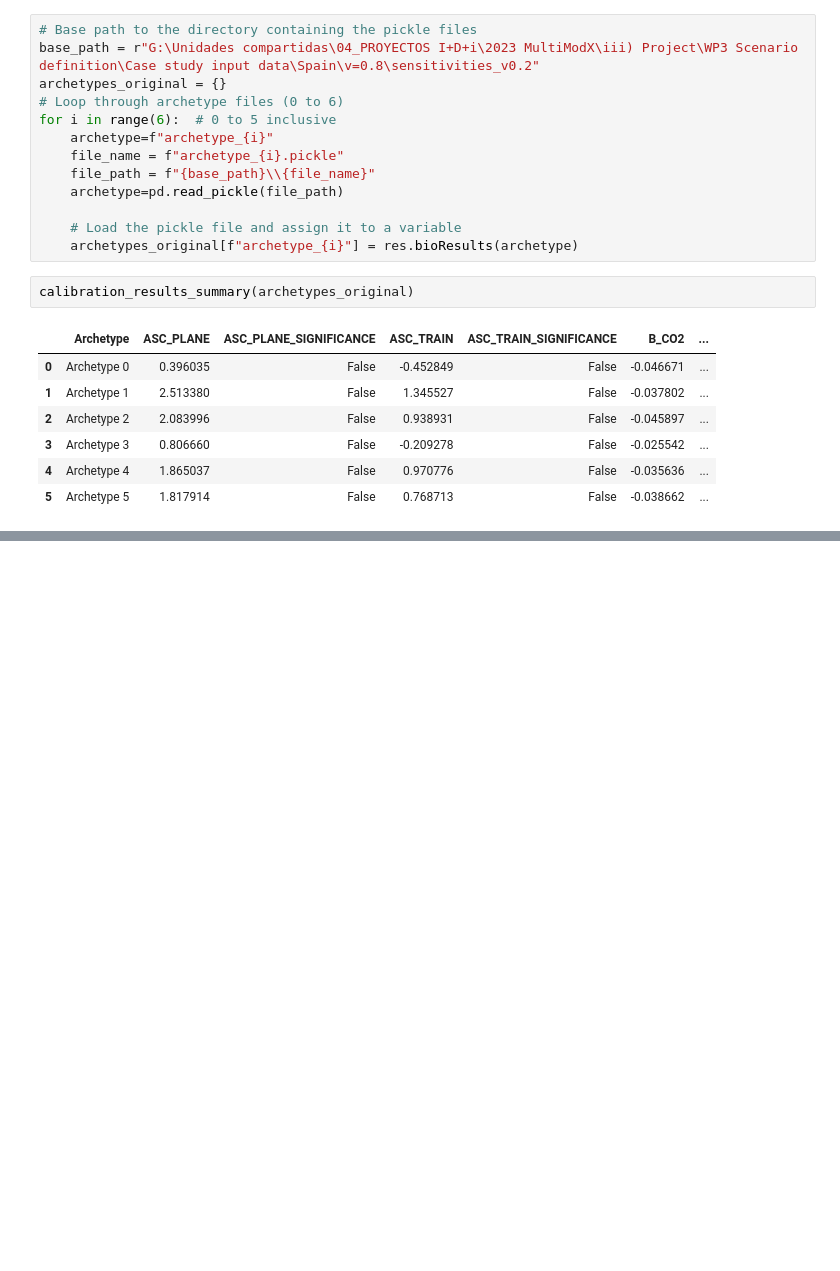
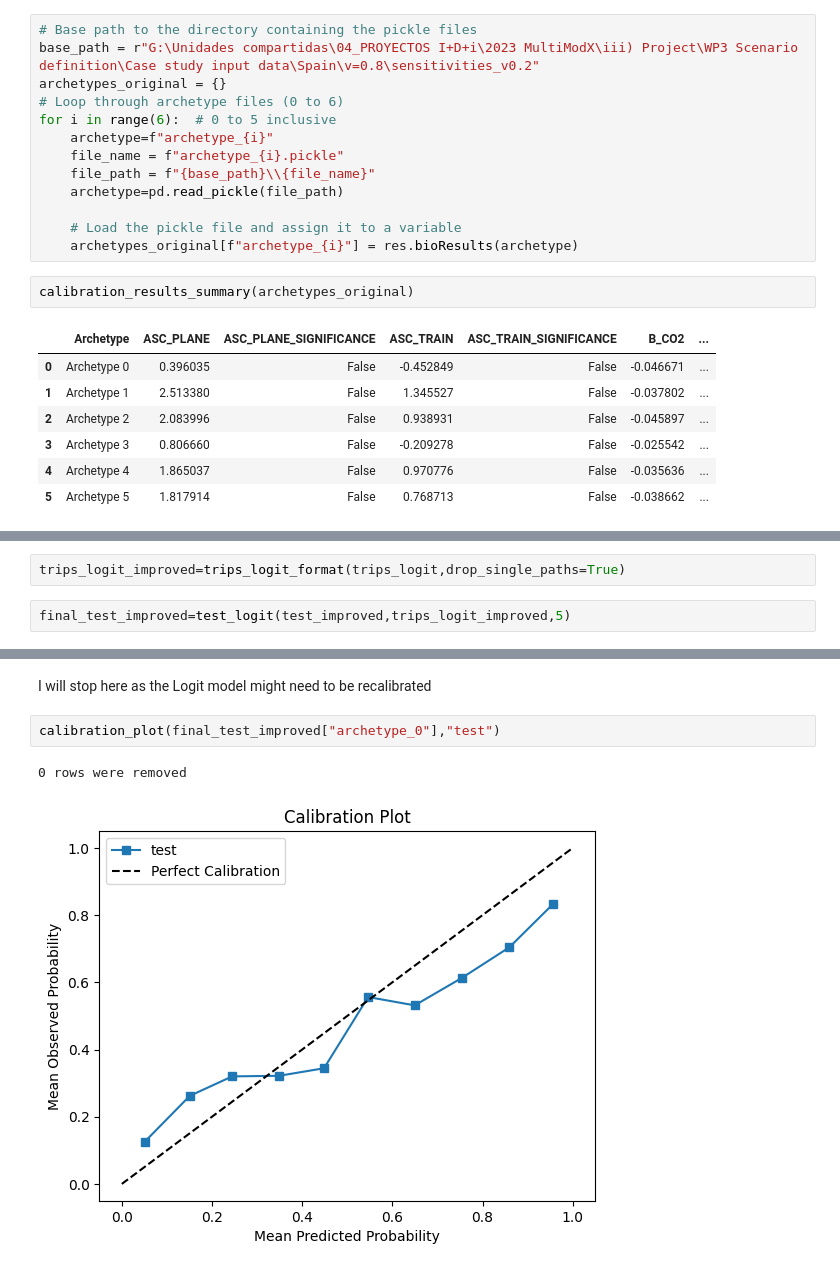
Before and after one commit to UoW-ATM/MultiModX, a Jupyter notebook: notebooks/logit_model_calibration_and_analysis.ipynb, the cells around one changed output, grey strips where cells are left out. Saved outputs shown, nothing was run; the diff lists cells and outputs as text; blank space fills up the shorter version.

Commit message:
minor changes to notebook to visualise the calibration of the logit model

```diff
--- a/notebooks/logit_model_calibration_and_analysis.ipynb
+++ b/notebooks/logit_model_calibration_and_analysis.ipynb
@@ -237,0 +388,4 @@ calibration_results_summary(archetypes_original)
+# %%
+trips_logit_improved=trips_logit_format(trips_logit,drop_single_paths=True)
+# %%
+final_test_improved=test_logit(test_improved,trips_logit_improved,5)
@@ -237,0 +406,7 @@ calibration_results_summary(archetypes_original)
+# %% [markdown]
+I will stop here as the Logit model might need to be recalibrated
+# %%
+calibration_plot(final_test_improved["archetype_0"],"test")
+# %% [output]
+0 rows were removed
+[figure, added]
```
Also changed, not shown: parts of 14 cells of this notebook.
